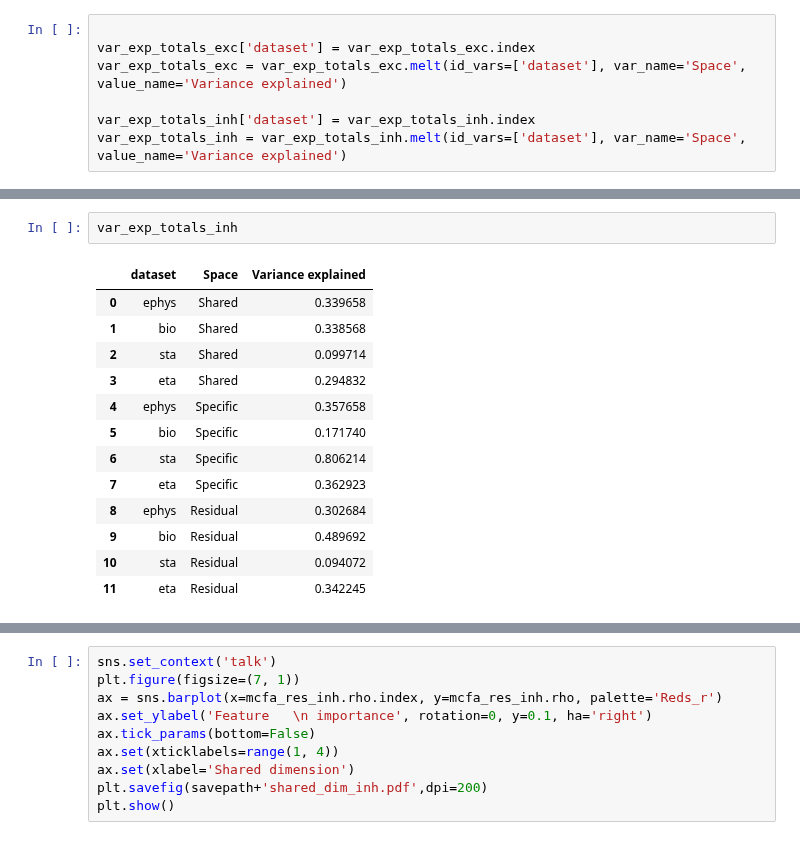
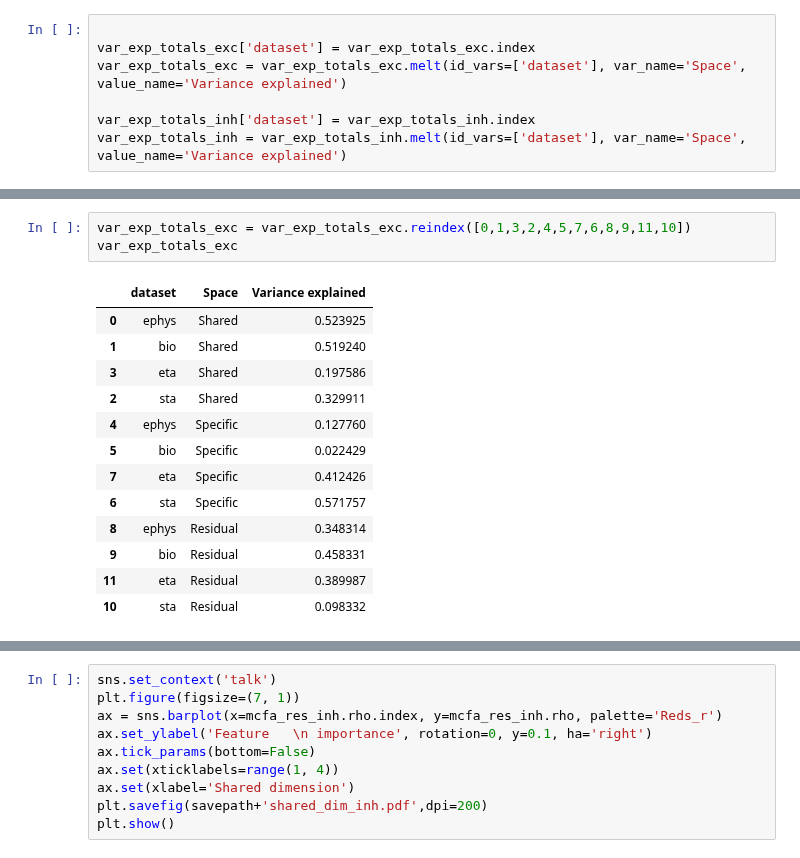
Before and after one commit to Nishant-codex/single_cell_analysis, a Jupyter notebook: notebooks/pCCA.ipynb, the cells around one changed output, grey strips where cells are left out. Drawn from its saved outputs; the diff is of its cells as text.

```diff
--- a/notebooks/pCCA.ipynb
+++ b/notebooks/pCCA.ipynb
@@ -207,16 +197,17 @@ var_exp_totals_exc
-# %%
-var_exp_totals_inh
-# %% [output]
-|  | dataset | Space | Variance explained |
-| 0 | ephys | Shared | 0.339658 |
-| 1 | bio | Shared | 0.338568 |
-| 2 | sta | Shared | 0.099714 |
-| 3 | eta | Shared | 0.294832 |
-| 4 | ephys | Specific | 0.357658 |
-| 5 | bio | Specific | 0.171740 |
-| 6 | sta | Specific | 0.806214 |
-| 7 | eta | Specific | 0.362923 |
-| 8 | ephys | Residual | 0.302684 |
-| 9 | bio | Residual | 0.489692 |
-| 10 | sta | Residual | 0.094072 |
-| 11 | eta | Residual | 0.342245 |
+# %%
+var_exp_totals_exc = var_exp_totals_exc.reindex([0,1,3,2,4,5,7,6,8,9,11,10])
+var_exp_totals_exc
+# %% [output]
+|  | dataset | Space | Variance explained |
+| 0 | ephys | Shared | 0.523925 |
+| 1 | bio | Shared | 0.519240 |
+| 3 | eta | Shared | 0.197586 |
+| 2 | sta | Shared | 0.329911 |
+| 4 | ephys | Specific | 0.127760 |
+| 5 | bio | Specific | 0.022429 |
+| 7 | eta | Specific | 0.412426 |
+| 6 | sta | Specific | 0.571757 |
+| 8 | ephys | Residual | 0.348314 |
+| 9 | bio | Residual | 0.458331 |
+| 11 | eta | Residual | 0.389987 |
+| 10 | sta | Residual | 0.098332 |
```
Also changed, not shown: parts of 9 cells of this notebook, 26 other files.
